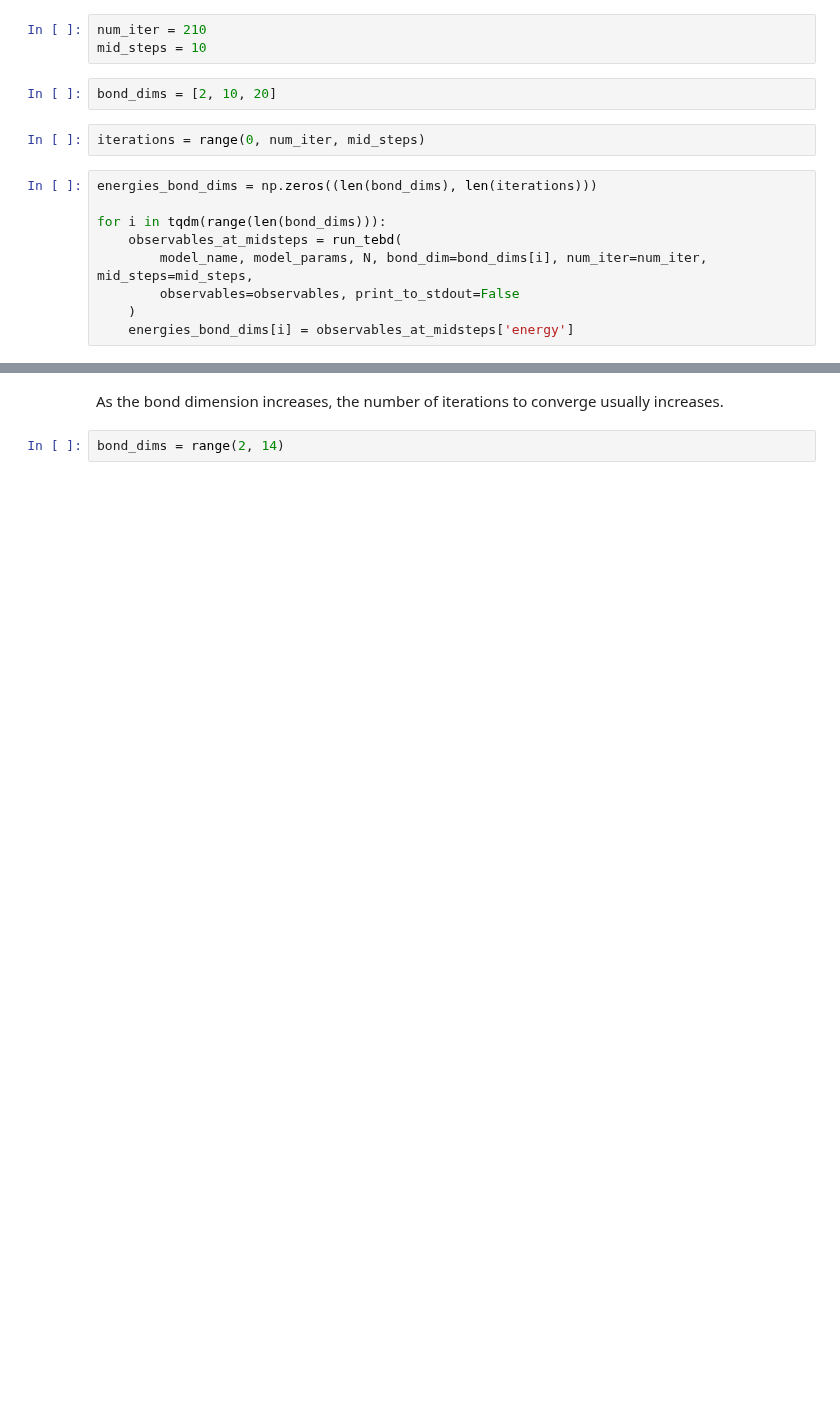
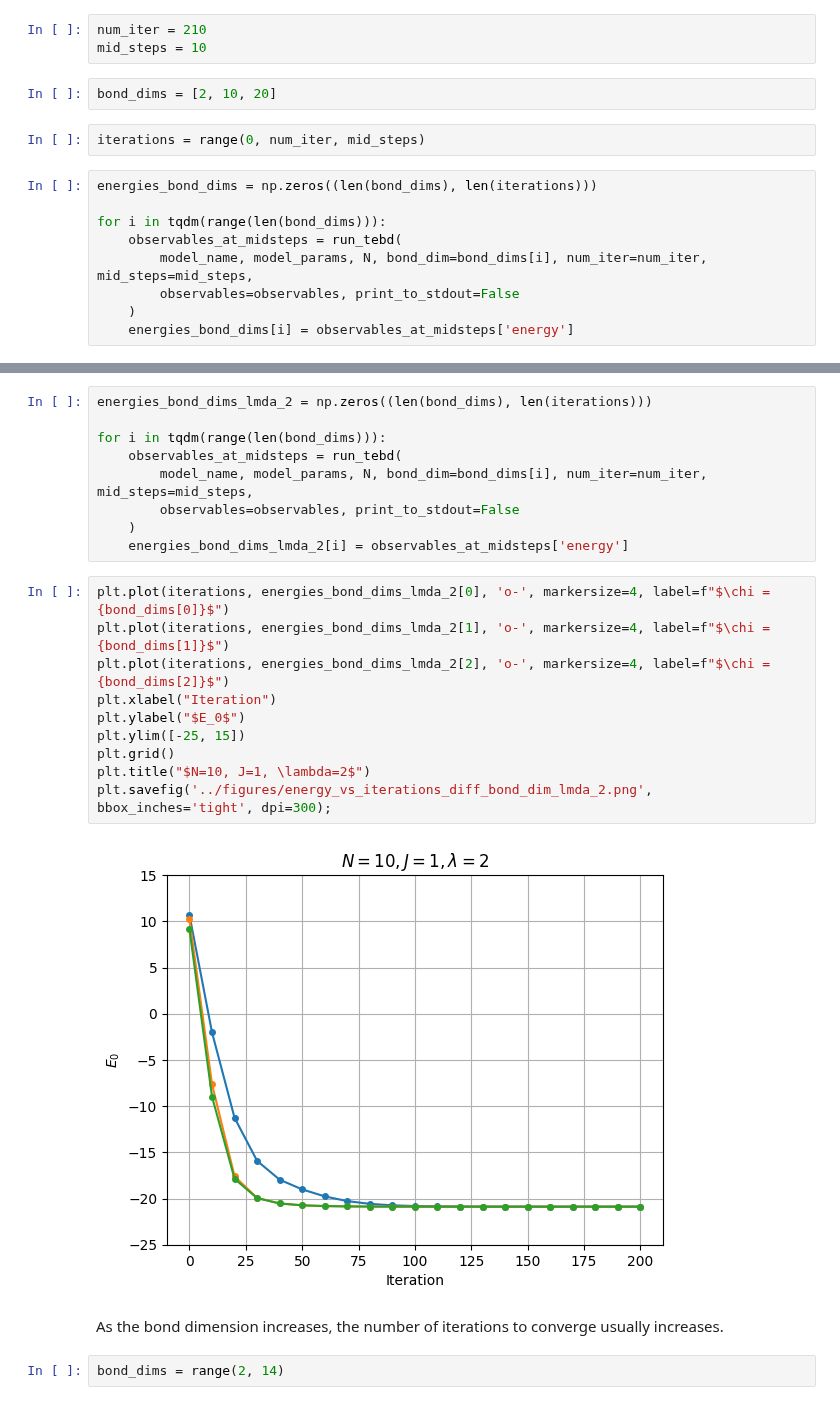
Before and after one commit to jchryssanthacopoulos/quantum_information, a Jupyter notebook: final_project/notebooks/ising_analysis.ipynb, the cells around one changed output, grey strips where cells are left out. Saved outputs shown, nothing was run; the diff lists cells and outputs as text; blank space fills up the shorter version.

```diff
--- a/final_project/notebooks/ising_analysis.ipynb
+++ b/final_project/notebooks/ising_analysis.ipynb
@@ -216,3 +223,24 @@ plt.savefig('../figures/energy_vs_iterations_diff_bond_dim.png', bbox_inches='ti
+# %%
+energies_bond_dims_lmda_2 = np.zeros((len(bond_dims), len(iterations)))
+
+for i in tqdm(range(len(bond_dims))):
+    observables_at_midsteps = run_tebd(
+        model_name, model_params, N, bond_dim=bond_dims[i], num_iter=num_iter, mid_steps=mid_steps,
+        observables=observables, print_to_stdout=False
+    )
+    energies_bond_dims_lmda_2[i] = observables_at_midsteps['energy']
+# %%
+plt.plot(iterations, energies_bond_dims_lmda_2[0], 'o-', markersize=4, label=f"$\chi = {bond_dims[0]}$")
+plt.plot(iterations, energies_bond_dims_lmda_2[1], 'o-', markersize=4, label=f"$\chi = {bond_dims[1]}$")
+plt.plot(iterations, energies_bond_dims_lmda_2[2], 'o-', markersize=4, label=f"$\chi = {bond_dims[2]}$")
+plt.xlabel("Iteration")
+plt.ylabel("$E_0$")
+plt.ylim([-25, 15])
+plt.grid()
+plt.title("$N=10, J=1, \lambda=2$")
+plt.savefig('../figures/energy_vs_iterations_diff_bond_dim_lmda_2.png', bbox_inches='tight', dpi=300);
+# %% [output]
+[figure, added]
 # %% [markdown]
 As the bond dimension increases, the number of iterations to converge usually increases.
 # %%
```
Also changed, not shown: parts of 19 cells of this notebook, 4 other files.
